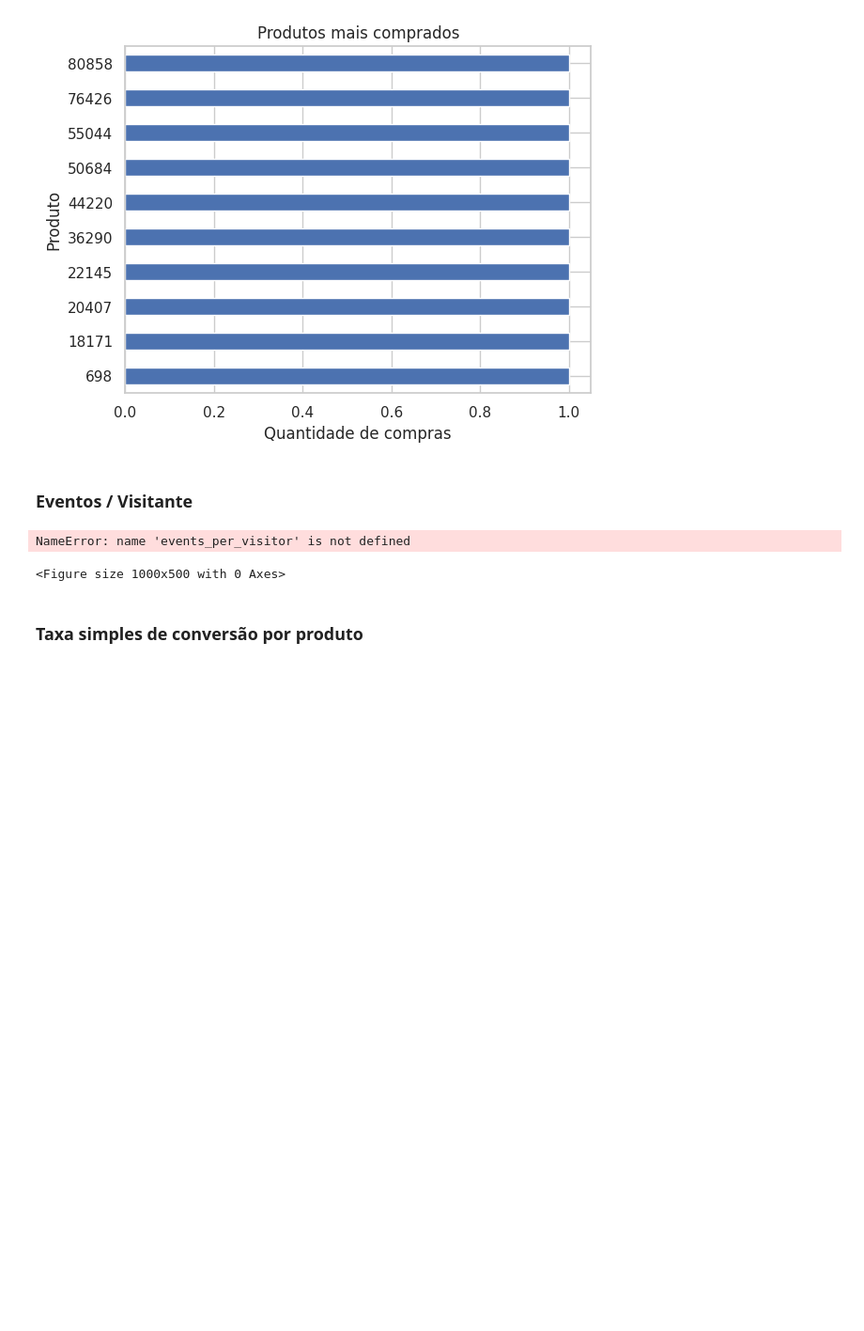
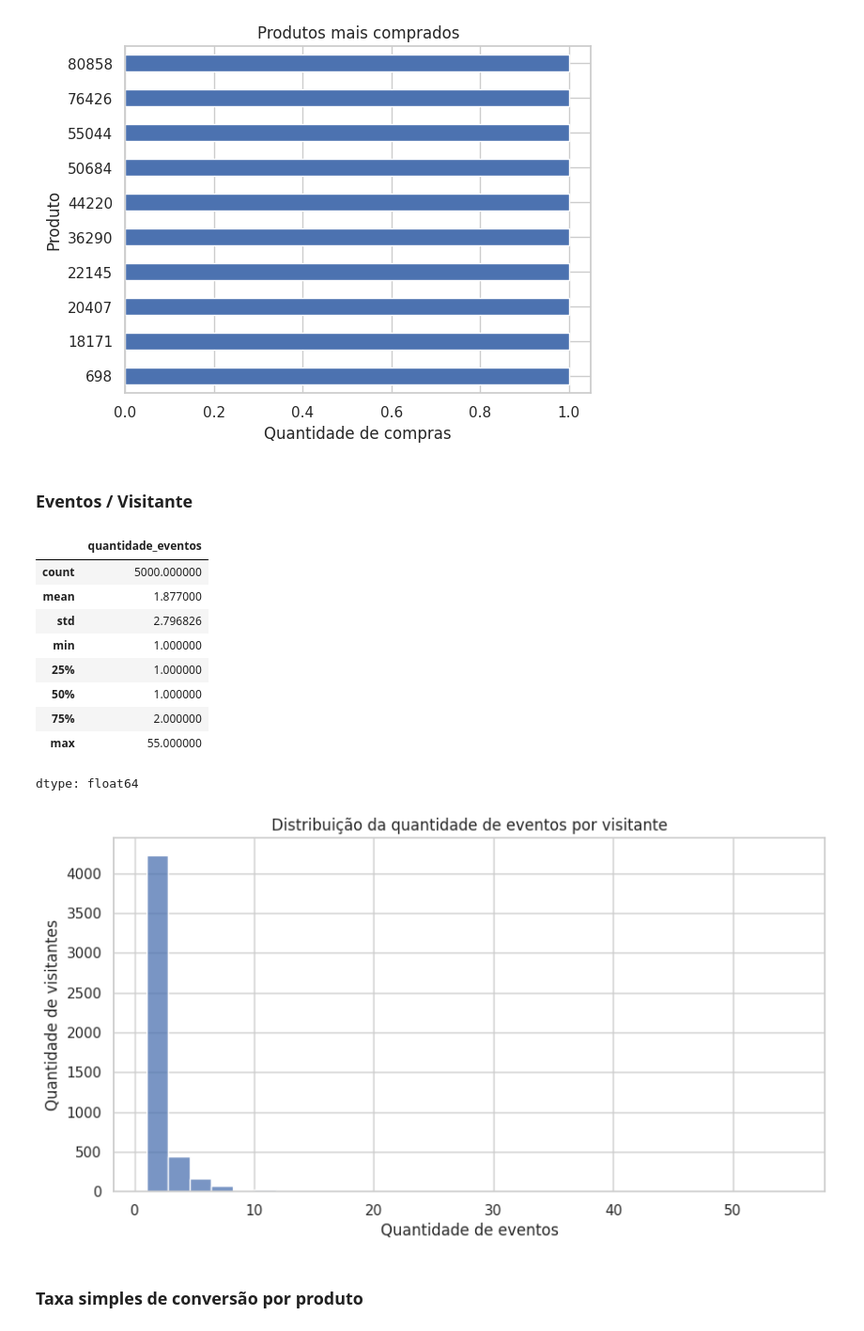
Before and after one commit to sandydiamantino/retailrocket-topsis, a Jupyter notebook: retailrocket_topsis.ipynb, the cells around one changed output. Shown at 94% size. Drawn from its saved outputs; the diff is of its cells as text; code cells hidden in the pictures; blank space fills up the shorter version.

```diff
--- a/retailrocket_topsis.ipynb
+++ b/retailrocket_topsis.ipynb
@@ -472,22 +472,39 @@ plt.show()
 # %% [markdown]
 ### Eventos / Visitante
 # %%
+events_per_visitor = (
+    events.groupby('visitorid')
+    .size()
+    .rename('quantidade_eventos')
+)
+
+display(events_per_visitor.describe())
+
 plt.figure(figsize=(10, 5))
 
 sns.histplot(
     events_per_visitor,
     bins=30,
     kde=False
 )
 
 plt.title('Distribuição da quantidade de eventos por visitante')
 plt.xlabel('Quantidade de eventos')
 plt.ylabel('Quantidade de visitantes')
 
 plt.show()
 # %% [output]
+|  | quantidade_eventos |
+| count | 5000.000000 |
+| mean | 1.877000 |
+| std | 2.796826 |
+| min | 1.000000 |
+| 25% | 1.000000 |
+| 50% | 1.000000 |
+| 75% | 2.000000 |
+| max | 55.000000 |
-NameError: name 'events_per_visitor' is not defined
+dtype: float64
-<Figure size 1000x500 with 0 Axes>
+[figure, added]
 # %% [markdown]
 ### Taxa simples de conversão por produto
 # %%
```
